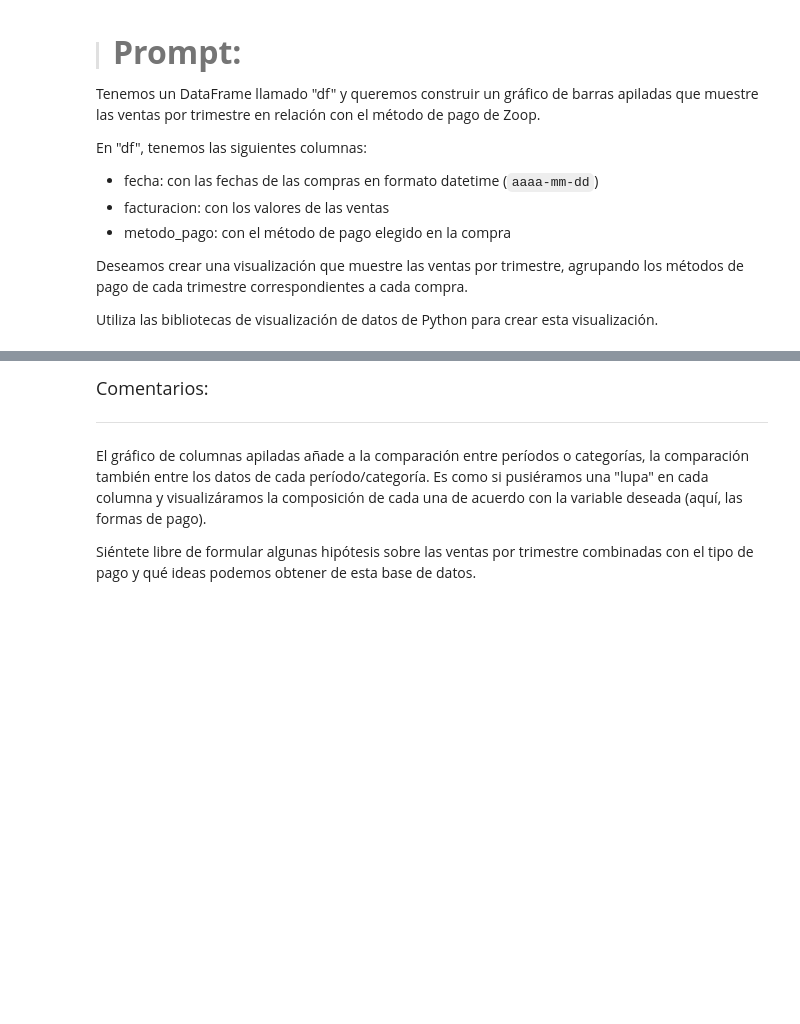
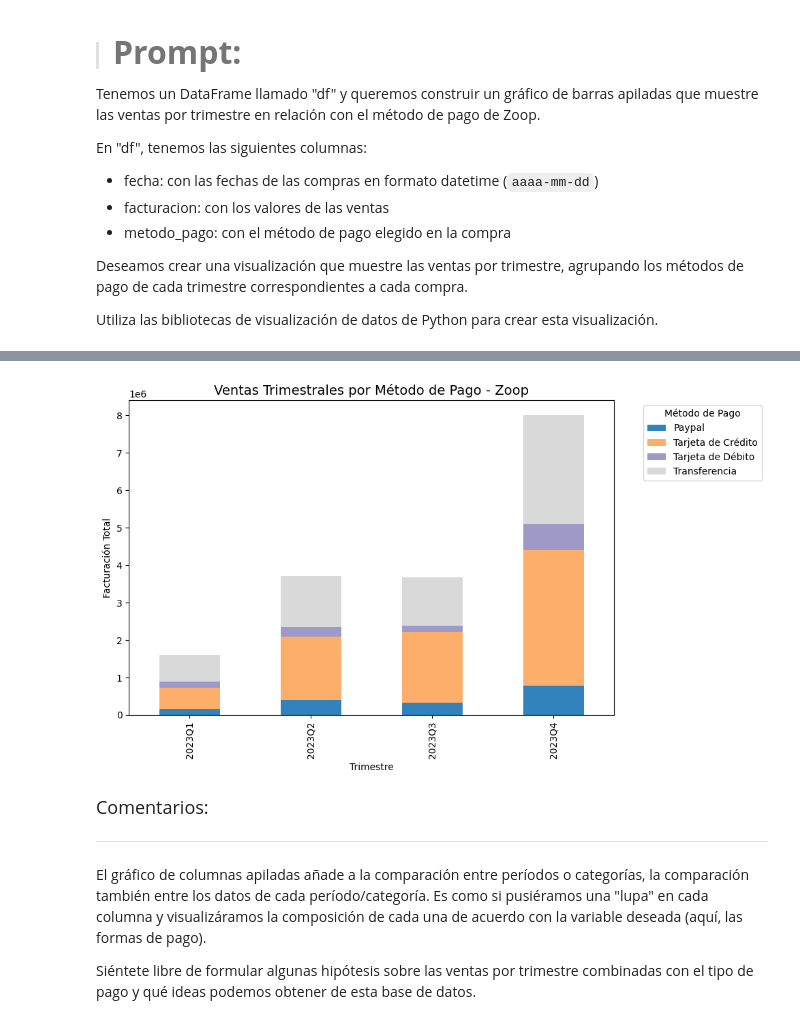
Before and after one commit to Cesar-Curitol/IA_aplicada_a_la_ciencia_de_datos, a Jupyter notebook: IA_aplicada_a_ciencia_de_datos.ipynb, the cells around one changed output, grey strips where cells are left out. Cells and saved outputs as stored; diff of their text form; code cells hidden in the pictures; blank space fills up the shorter version.

```diff
--- a/IA_aplicada_a_ciencia_de_datos.ipynb
+++ b/IA_aplicada_a_ciencia_de_datos.ipynb
@@ -803,3 +870,13 @@ En "df", tenemos las siguientes columnas:
 Deseamos crear una visualización que muestre las ventas por trimestre, agrupando los métodos de pago de cada trimestre correspondientes a cada compra.
 
 Utiliza las bibliotecas de visualización de datos de Python para crear esta visualización.
+# %%
+# Paso 1: Asegurar formato datetime
+df['fecha'] = pd.to_datetime(df['fecha'])
+# %%
+# Paso 2: Crear columna de trimestre con año
+df['trimestre'] = df['fecha'].dt.to_period('Q').astype(str)  # Ej: '2023Q1'
+# %%
+# Paso 3: Agrupar por trimestre y método de pago, sumando la facturación
+ventas_trimestrales = df.groupby(['trimestre', 'metodo_pago'])['facturacion'].sum().unstack(fill_value=0)
+ventas_trimestrales
@@ -806,3 +890,16 @@ Utiliza las bibliotecas de visualización de datos de Python para crear esta vis
+# %%
+# Paso 4: Crear gráfico de barras apiladas
+ventas_trimestrales.plot(kind='bar', stacked=True, figsize=(10, 6), colormap='tab20c')
+
+# Estética del gráfico
+plt.title('Ventas Trimestrales por Método de Pago - Zoop', fontsize=14)
+plt.xlabel('Trimestre')
+plt.ylabel('Facturación Total')
+plt.legend(title='Método de Pago', bbox_to_anchor=(1.05, 1), loc='upper left')
+plt.tight_layout()
+plt.show()
+# %% [output]
+[figure, added]
 # %% [markdown]
 <font color="7b71ff" size=4> Comentarios: </font>
 
```
Also changed, not shown: parts of 20 cells of this notebook.
